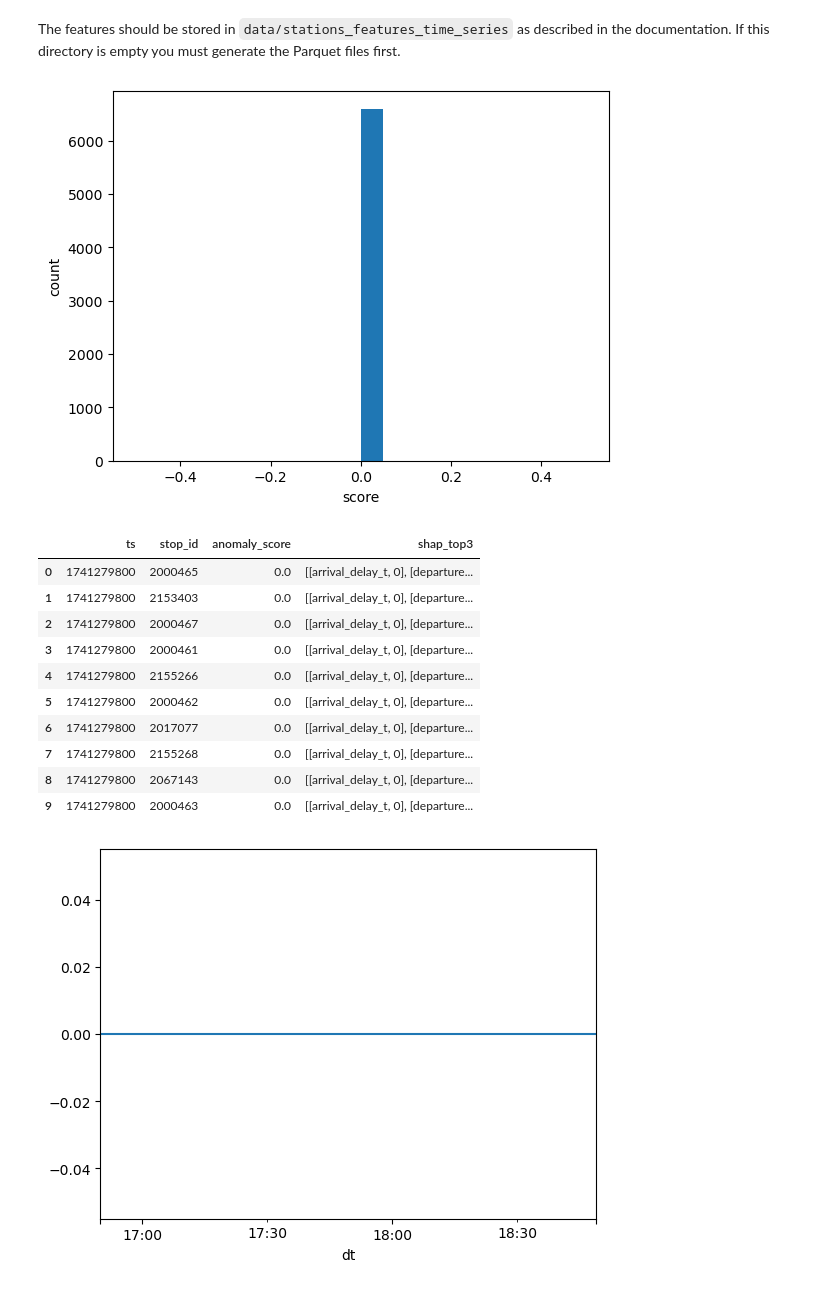
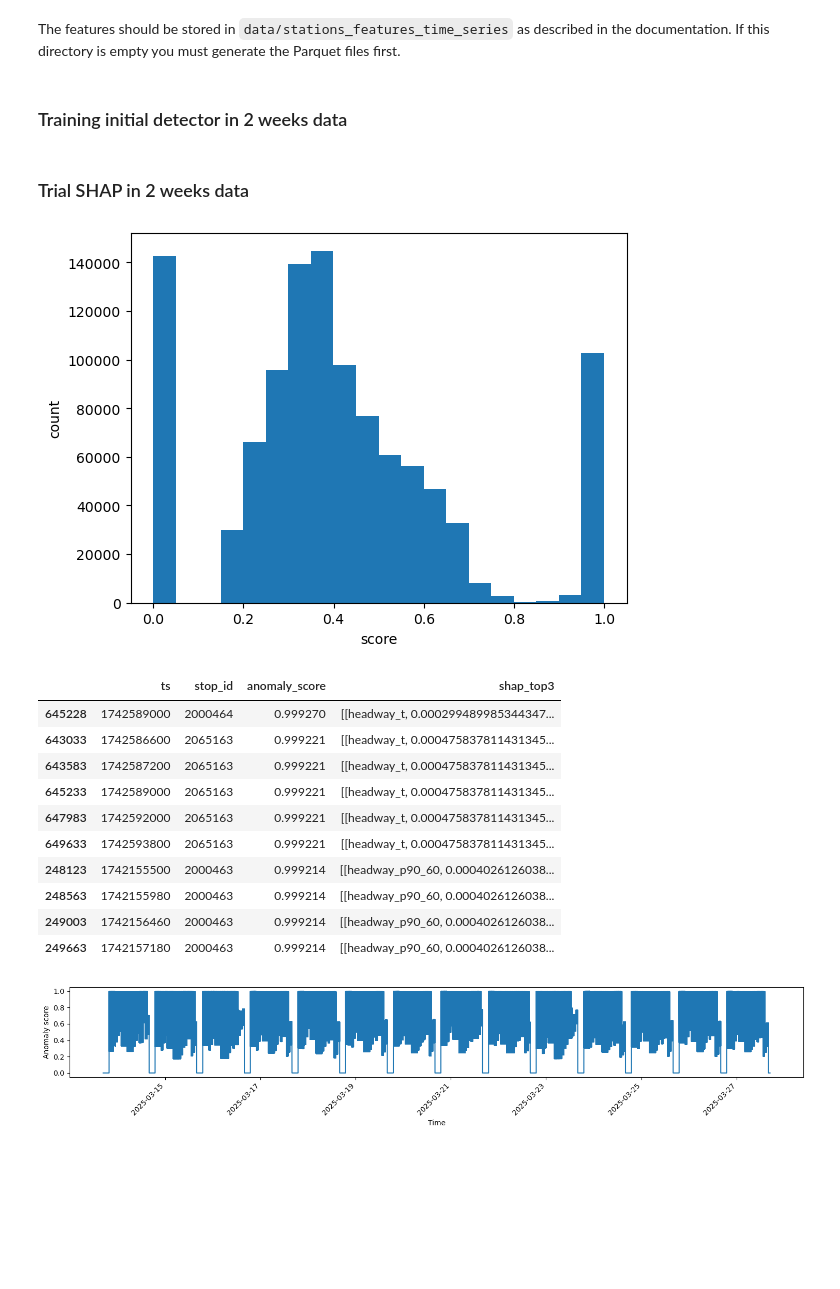
Before and after one commit to LuisMartinParraMorales/metro_disruptions_intelligence, a Jupyter notebook: notebooks/04_run_anomaly_detection.ipynb, the cells around one changed output. Saved outputs shown, nothing was run; the diff lists cells and outputs as text; code cells hidden in the pictures; blank space fills up the shorter version.

Commit message:
first run of Anomaly Detection

```diff
--- a/notebooks/04_run_anomaly_detection.ipynb
+++ b/notebooks/04_run_anomaly_detection.ipynb
@@ -36,6 +36,8 @@ c:\Users\Luis.ParraMorales\GitProjects\metro_disruptions_intelligence\data\stati
 # %% [markdown]
 The features should be stored in `data/stations_features_time_series` as described in the documentation.
 If this directory is empty you must generate the Parquet files first.
+# %% [markdown]
+### Training initial detector in 2 weeks data
 # %%
 # 4a. Train detector on stored feature files and save model
 from datetime import datetime, timedelta
@@ -57,4 +59,6 @@ for ts in range(int(train_start.timestamp()), int(train_end.timestamp()), 60):
     df = pd.read_parquet(p)
     det.score_and_update(df)
 det.save("iforest_model.pkl")
+# %% [markdown]
+### Trial SHAP in 2 weeks data
 # %%
@@ -84,13 +88,22 @@ for ts in range(int(start.timestamp()), int(end.timestamp()), 60):
     out = det.score_and_update(df, explain=True)
     rows.append(out)
 scores = pd.concat(rows, ignore_index=True) if rows else pd.DataFrame()
+# %%
+# 1) create a UTC-aware datetime column
+scores["dt_utc"] = pd.to_datetime(scores["ts"], unit="s", utc=True)
+
+# 2a) convert to Sydney wall-clock time
+scores["dt_sydney"] = scores["dt_utc"].dt.tz_convert("Australia/Sydney")
+
+# 2b) (optionally) convert to London wall-clock time
+scores["dt_london"] = scores["dt_utc"].dt.tz_convert("Europe/London")
 # %%
 # 5. Histogram of anomaly_score
 plt.hist(scores["anomaly_score"], bins=20)
 plt.xlabel("score")
 plt.ylabel("count");
 # %% [output]
-[figure, old version]
+[figure, new version]
 # %%
 # 6. Top-10 anomalies with SHAP explanations
 top10 = scores.nlargest(10, "anomaly_score").copy()
@@ -98,22 +111,35 @@ top10["shap_top3"] = top10["shap_top3_json"].apply(json.loads)
 top10[["ts", "stop_id", "anomaly_score", "shap_top3"]]
 # %% [output]
 |  | ts | stop_id | anomaly_score | shap_top3 |
-| 0 | 1741279800 | 2000465 | 0.0 | [[arrival_delay_t, 0], [departure... |
-| 1 | 1741279800 | 2153403 | 0.0 | [[arrival_delay_t, 0], [departure... |
-| 2 | 1741279800 | 2000467 | 0.0 | [[arrival_delay_t, 0], [departure... |
-| 3 | 1741279800 | 2000461 | 0.0 | [[arrival_delay_t, 0], [departure... |
-| 4 | 1741279800 | 2155266 | 0.0 | [[arrival_delay_t, 0], [departure... |
-| 5 | 1741279800 | 2000462 | 0.0 | [[arrival_delay_t, 0], [departure... |
-| 6 | 1741279800 | 2017077 | 0.0 | [[arrival_delay_t, 0], [departure... |
-| 7 | 1741279800 | 2155268 | 0.0 | [[arrival_delay_t, 0], [departure... |
-| 8 | 1741279800 | 2067143 | 0.0 | [[arrival_delay_t, 0], [departure... |
-| 9 | 1741279800 | 2000463 | 0.0 | [[arrival_delay_t, 0], [departure... |
+| 645228 | 1742589000 | 2000464 | 0.999270 | [[headway_t, 0.000299489985344347... |
+| 643033 | 1742586600 | 2065163 | 0.999221 | [[headway_t, 0.000475837811431345... |
+| 643583 | 1742587200 | 2065163 | 0.999221 | [[headway_t, 0.000475837811431345... |
+| 645233 | 1742589000 | 2065163 | 0.999221 | [[headway_t, 0.000475837811431345... |
+| 647983 | 1742592000 | 2065163 | 0.999221 | [[headway_t, 0.000475837811431345... |
+| 649633 | 1742593800 | 2065163 | 0.999221 | [[headway_t, 0.000475837811431345... |
+| 248123 | 1742155500 | 2000463 | 0.999214 | [[headway_p90_60, 0.0004026126038... |
+| 248563 | 1742155980 | 2000463 | 0.999214 | [[headway_p90_60, 0.0004026126038... |
+| 249003 | 1742156460 | 2000463 | 0.999214 | [[headway_p90_60, 0.0004026126038... |
+| 249663 | 1742157180 | 2000463 | 0.999214 | [[headway_p90_60, 0.0004026126038... |
 # %%
 # 7. Plot anomaly_score over time
+
+# convert timestamps → datetimes
 scores["dt"] = pd.to_datetime(scores["ts"], unit="s")
-scores.sort_values("dt").set_index("dt")["anomaly_score"].plot();
+
+# sort & index
+s = scores.sort_values("dt").set_index("dt")["anomaly_score"]
+
+# make a long, skinny figure
+plt.figure(figsize=(15, 3))
+s.plot()
+plt.xlabel("Time")
+plt.ylabel("Anomaly score")
+plt.xticks(rotation=45)
+plt.tight_layout()
+plt.show()
 # %% [output]
-[figure, old version]
+[figure, new version]
 # %%
 # 8. Tune hyper-parameters via CLI
 # The command below tunes n_trees, height, subsample_size, window_size, and threshold_quantile.
```
Also changed, not shown: parts of 14 cells of this notebook, 1 other file.
